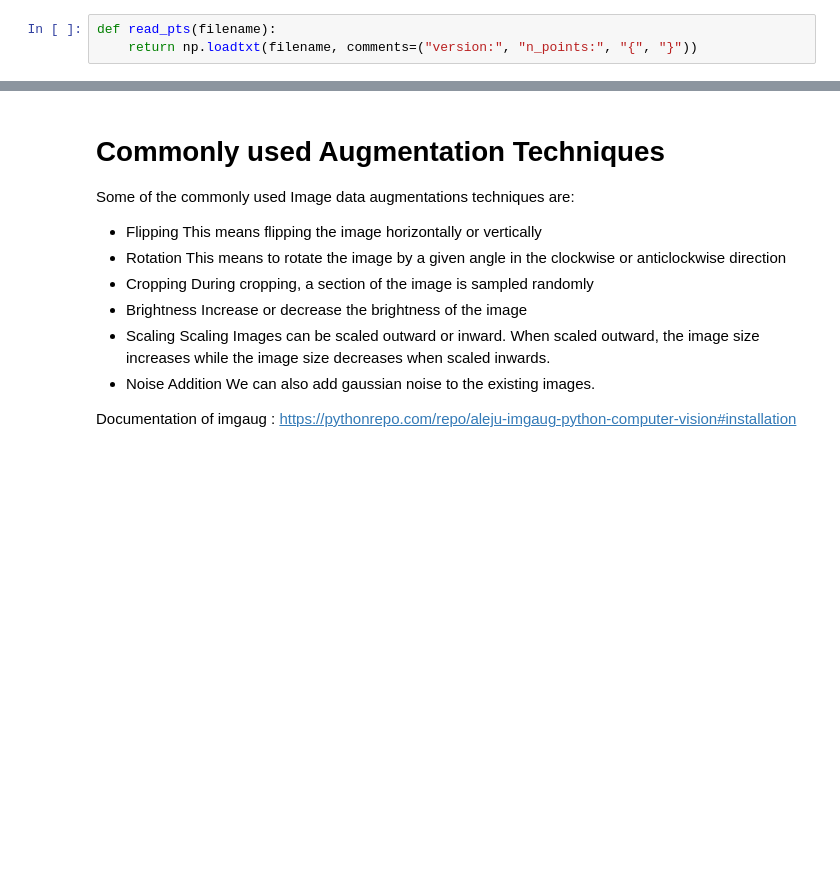
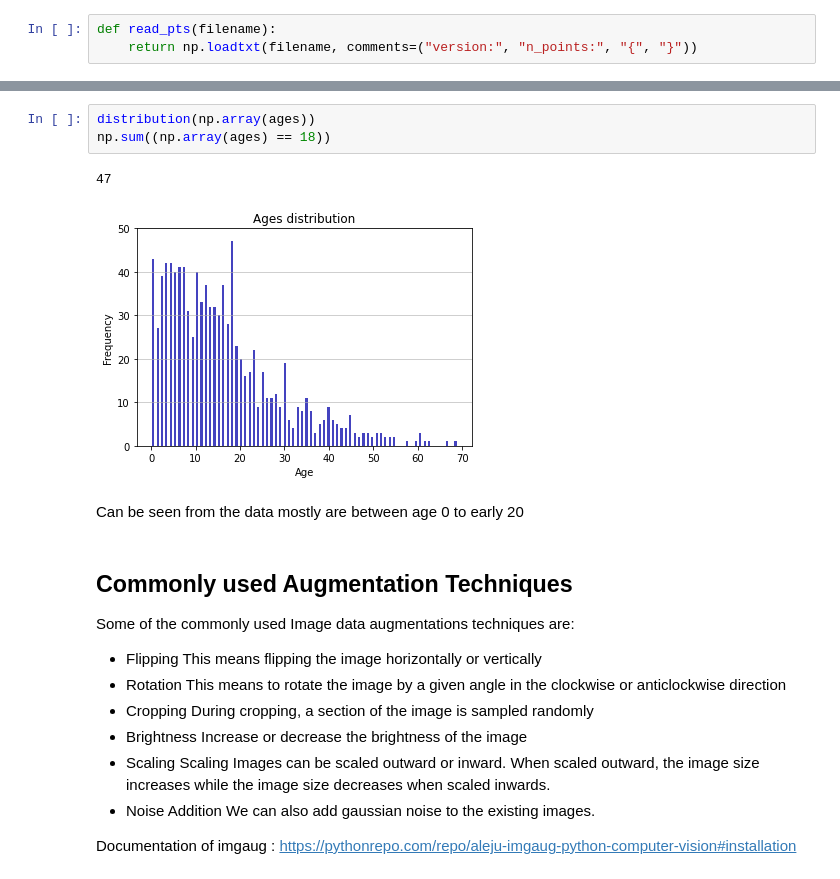
Before and after one commit to jamesjf7/age-estimation, a Jupyter notebook: app.ipynb, the cells around one changed output, grey strips where cells are left out. Saved outputs shown, nothing was run; the diff lists cells and outputs as text; blank space fills up the shorter version.

```diff
--- a/app.ipynb
+++ b/app.ipynb
@@ -219,5 +242,13 @@ plt.ylim(ymax=np.ceil(maxfreq/10) * 10 if maxfreq % 10 else maxfreq + 10)
+# %%
+distribution(np.array(ages))
+np.sum((np.array(ages) == 18))
+# %% [output]
+47
+[figure, added]
+# %% [markdown]
+Can be seen from the data mostly are between age 0 to early 20
 # %% [markdown]
-# Commonly used Augmentation Techniques
+## Commonly used Augmentation Techniques
 Some of the commonly used Image data augmentations techniques are:
 
 * Flipping
```
Also changed, not shown: parts of 43 cells of this notebook.
